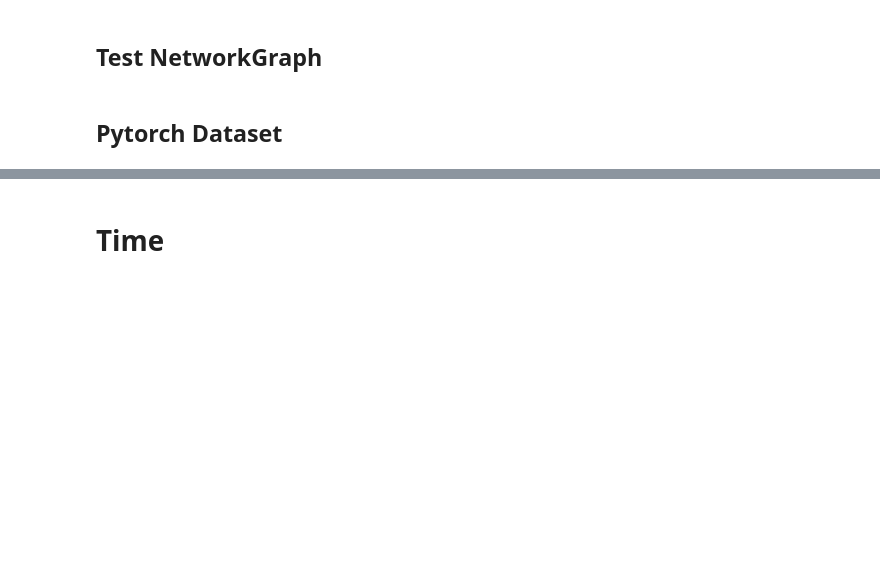
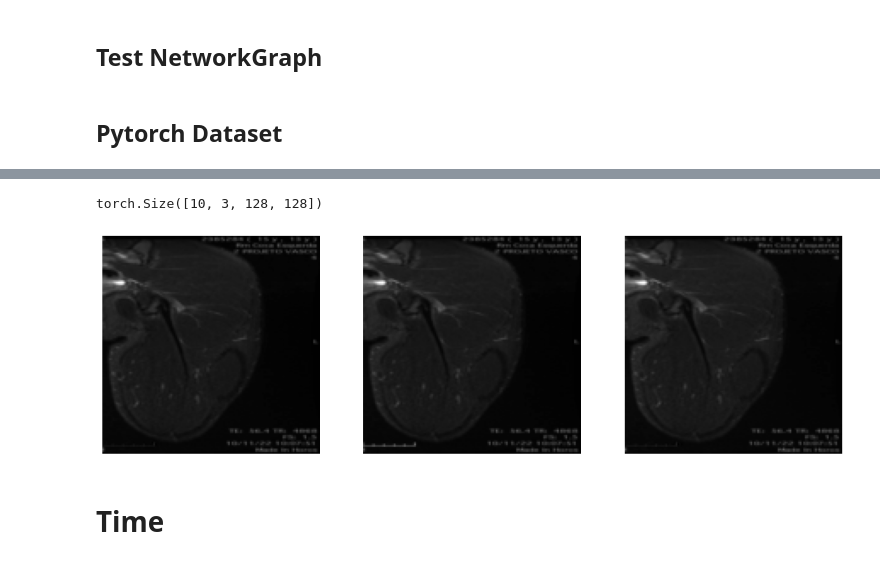
Before and after one commit to DiegoPaezA/qnas_torch, a Jupyter notebook: test_cnn.ipynb, the cells around one changed output, grey strips where cells are left out. Drawn from its saved outputs; the diff is of its cells as text; code cells hidden in the pictures; blank space fills up the shorter version.

```diff
--- a/test_cnn.ipynb
+++ b/test_cnn.ipynb
@@ -409,13 +409,14 @@ config_file = 'config_files_cifar/config2.txt'
 args = {
     'experiment_path': experiment_path,
     'config_file': config_file,
-    'data_path': 'cifar10_data',
+    'data_path': 'atleta_coronal_data',
     'log_level': 'INFO',
     'fitness_metric': 'best_accuracy',
     'optimizer': 'adamw',
     'data_augmentation': 'False',
-    'dataset': 'Cifar10',
+    'dataset': 'atleta_coronal',
     'save_checkpoints_epochs': 10,
+    'early_stopping': 'False',
 }
 
 config = cfg.ConfigParameters(args, phase=phase)
@@ -440,6 +459,19 @@ train_loader, val_loader = data_loader.get_loader(pin_memory_device='cuda:0')
 # %%
 selected_images = next(iter(val_loader))[0][:10]
 selected_images.shape
+# %% [output]
+torch.Size([10, 3, 128, 128])
+# %%
+# show the channels of the first image
+import matplotlib.pyplot as plt
+
+fig, axs = plt.subplots(1, 3, figsize=(15, 5))
+for i in range(3):
+    axs[i].imshow(selected_images[0, i, :, :].detach().numpy(), cmap='gray')
+    axs[i].axis('off')
+plt.show()
+# %% [output]
+[figure, added]
 # %%
 len(selected_images)
 # %%
```
Also changed, not shown: parts of 7 cells of this notebook, 9 other files.
